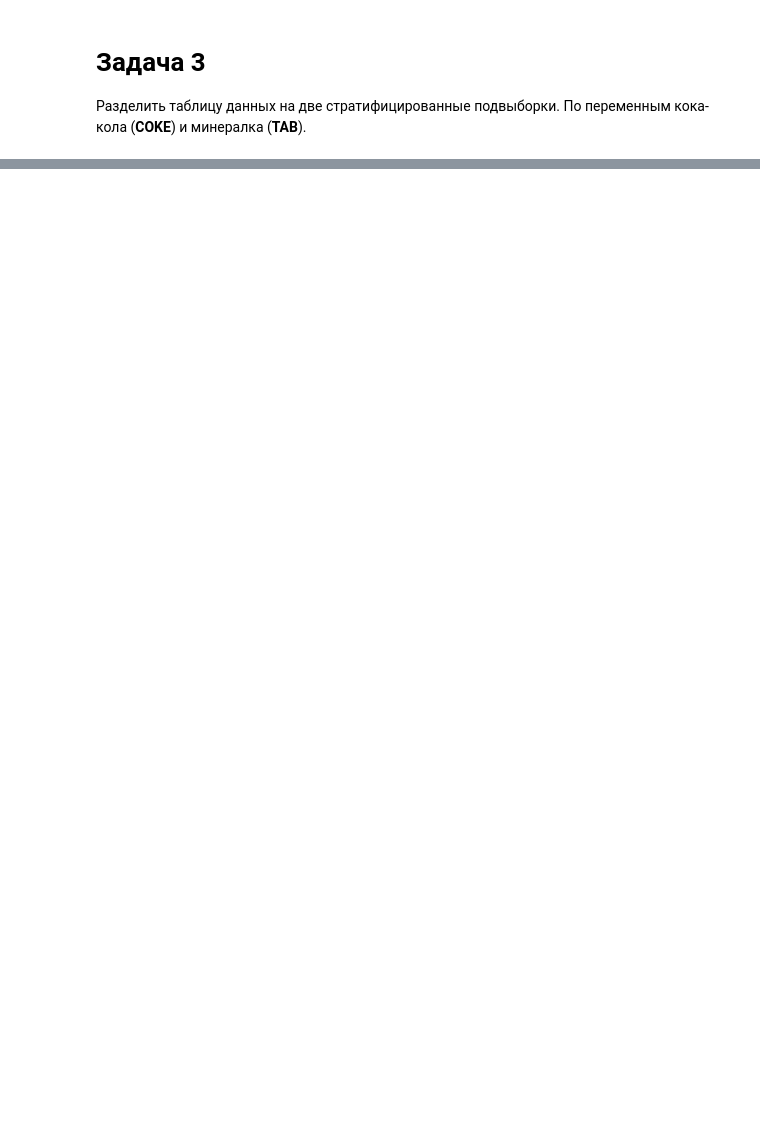
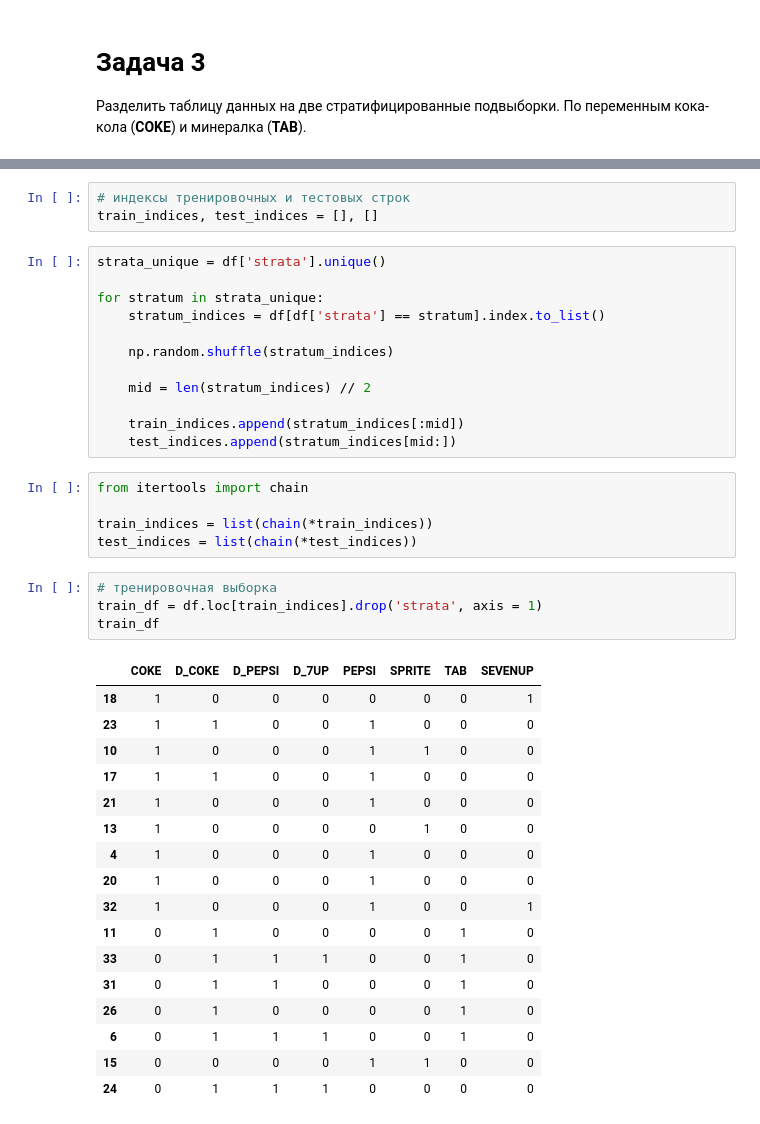
Before and after one commit to mshsvnv/ITMO_data_analysis, a Jupyter notebook: lab_05/main.ipynb, the cells around one changed output, grey strips where cells are left out. Saved outputs shown, nothing was run; the diff lists cells and outputs as text; blank space fills up the shorter version.

```diff
--- a/lab_05/main.ipynb
+++ b/lab_05/main.ipynb
@@ -36,0 +179,42 @@ df
+# %%
+# индексы тренировочных и тестовых строк
+train_indices, test_indices = [], []
+# %%
+strata_unique = df['strata'].unique()
+
+for stratum in strata_unique:
+    stratum_indices = df[df['strata'] == stratum].index.to_list()
+
+    np.random.shuffle(stratum_indices)
+
+    mid = len(stratum_indices) // 2
+
+    train_indices.append(stratum_indices[:mid])
+    test_indices.append(stratum_indices[mid:])
+# %%
+from itertools import chain
+
+train_indices = list(chain(*train_indices))
+test_indices = list(chain(*test_indices))
+# %%
+# тренировочная выборка
+train_df = df.loc[train_indices].drop('strata', axis = 1)
+train_df
+# %% [output]
+|  | COKE | D_COKE | D_PEPSI | D_7UP | PEPSI | SPRITE | TAB | SEVENUP |
+| 18 | 1 | 0 | 0 | 0 | 0 | 0 | 0 | 1 |
+| 23 | 1 | 1 | 0 | 0 | 1 | 0 | 0 | 0 |
+| 10 | 1 | 0 | 0 | 0 | 1 | 1 | 0 | 0 |
+| 17 | 1 | 1 | 0 | 0 | 1 | 0 | 0 | 0 |
+| 21 | 1 | 0 | 0 | 0 | 1 | 0 | 0 | 0 |
+| 13 | 1 | 0 | 0 | 0 | 0 | 1 | 0 | 0 |
+| 4 | 1 | 0 | 0 | 0 | 1 | 0 | 0 | 0 |
+| 20 | 1 | 0 | 0 | 0 | 1 | 0 | 0 | 0 |
+| 32 | 1 | 0 | 0 | 0 | 1 | 0 | 0 | 1 |
+| 11 | 0 | 1 | 0 | 0 | 0 | 0 | 1 | 0 |
+| 33 | 0 | 1 | 1 | 1 | 0 | 0 | 1 | 0 |
+| 31 | 0 | 1 | 1 | 0 | 0 | 0 | 1 | 0 |
+| 26 | 0 | 1 | 0 | 0 | 0 | 0 | 1 | 0 |
+| 6 | 0 | 1 | 1 | 1 | 0 | 0 | 1 | 0 |
+| 15 | 0 | 0 | 0 | 0 | 1 | 1 | 0 | 0 |
+| 24 | 0 | 1 | 1 | 1 | 0 | 0 | 0 | 0 |
```
Also changed, not shown: parts of 19 cells of this notebook, 1 other file.
